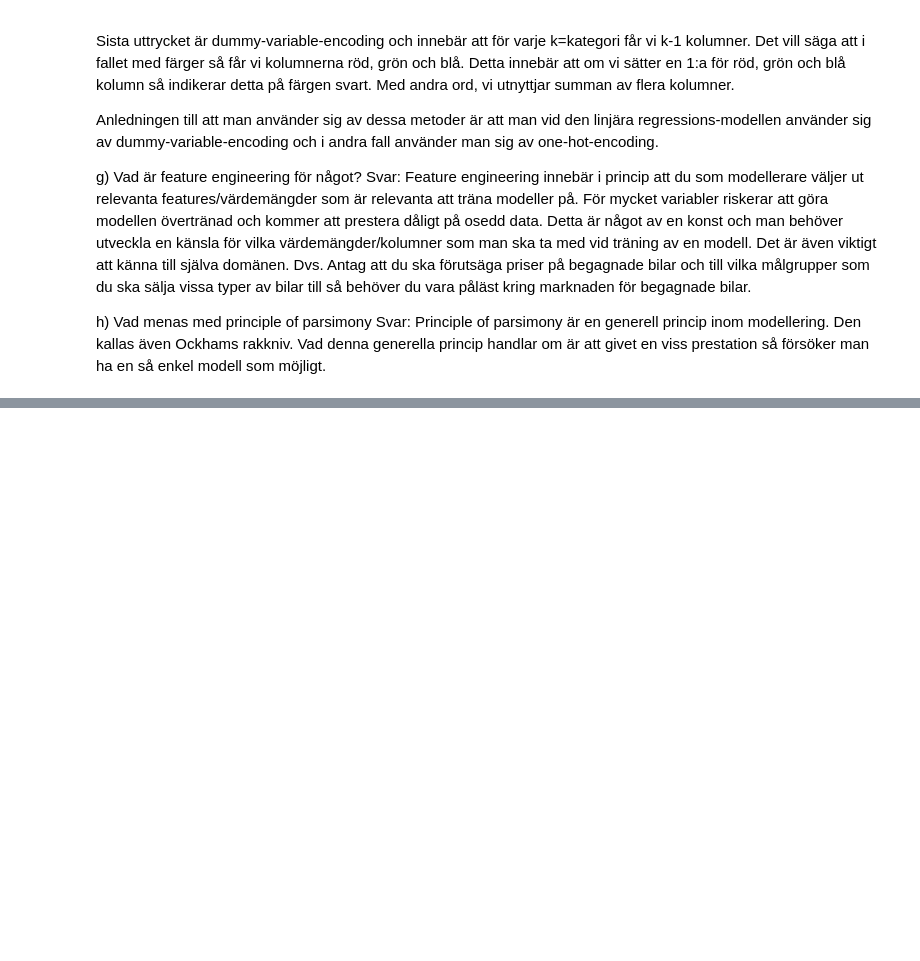
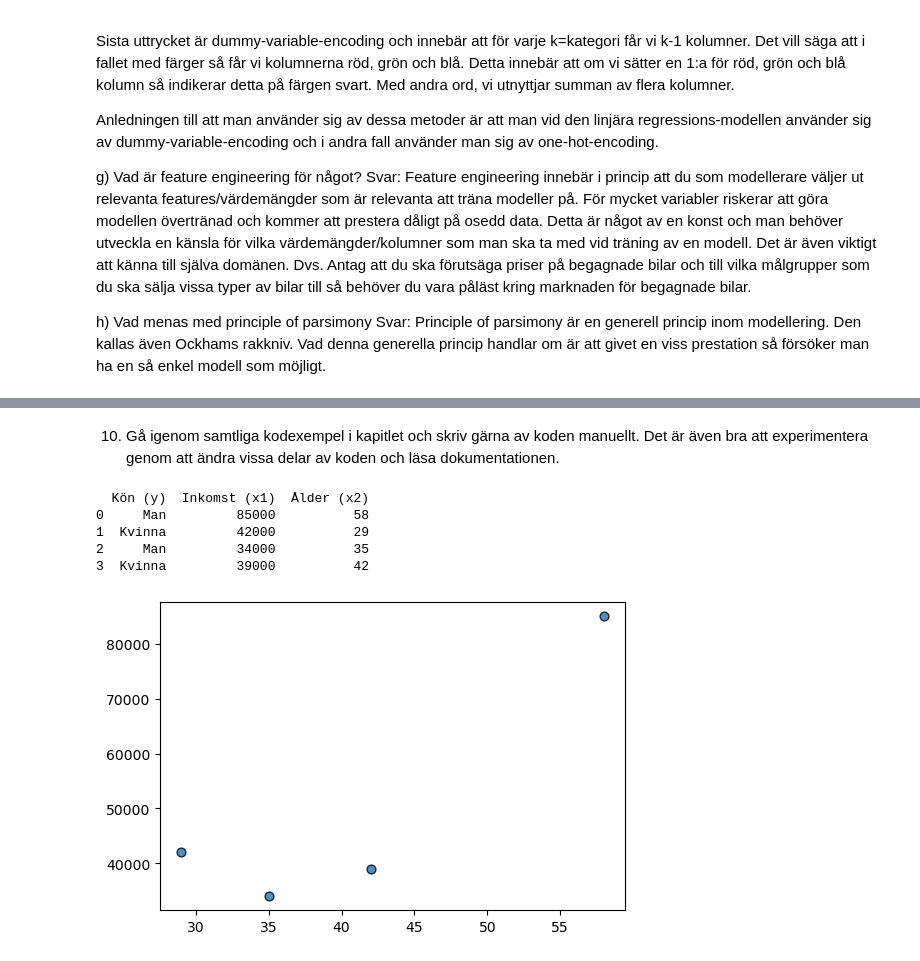
Before and after one commit to pejohans/python_and_ai, a Jupyter notebook: ai_ovningsuppgifter/kapitel_1.ipynb, the cells around one changed output, grey strips where cells are left out. Cells and saved outputs as stored; diff of their text form; code cells hidden in the pictures; blank space fills up the shorter version.

```diff
--- a/ai_ovningsuppgifter/kapitel_1.ipynb
+++ b/ai_ovningsuppgifter/kapitel_1.ipynb
@@ -49,0 +75,3 @@ Svar: Principle of parsimony är en generell princip inom modellering. Den kalla
+# %% [markdown]
+10. Gå igenom samtliga kodexempel i kapitlet och skriv gärna av koden manuellt. Det är även bra att experimentera genom att ändra vissa delar av
+koden och läsa dokumentationen.
@@ -49,0 +82,27 @@ Svar: Principle of parsimony är en generell princip inom modellering. Den kalla
+# %%
+regression_data = {
+    "Kön (y)": ["Man", "Kvinna", "Man", "Kvinna"],
+    "Inkomst (x1)": [85000,42000,34000,39000],
+    "Ålder (x2)": [58,29,35,42]
+}
+
+df_reg = pd.DataFrame(regression_data)
+print(df_reg)
+
+fig, ax = plt.subplots(figsize=(6, 4))
+sc = ax.scatter(
+    regression_data['Ålder (x2)'],
+    regression_data['Inkomst (x1)'],
+    #c=regression_data['Kön (y)'],  # färgvärden
+    #cmap='plasma',                  # färgpalett
+    s=40,                            # punktstorlek
+    alpha=0.8,                       # transparens
+    edgecolors='black'                # renare look
+)
+# %% [output]
+  Kön (y)  Inkomst (x1)  Ålder (x2)
+0     Man         85000          58
+1  Kvinna         42000          29
+2     Man         34000          35
+3  Kvinna         39000          42
+[figure, added]
```
Also changed, not shown: parts of 10 cells of this notebook.
